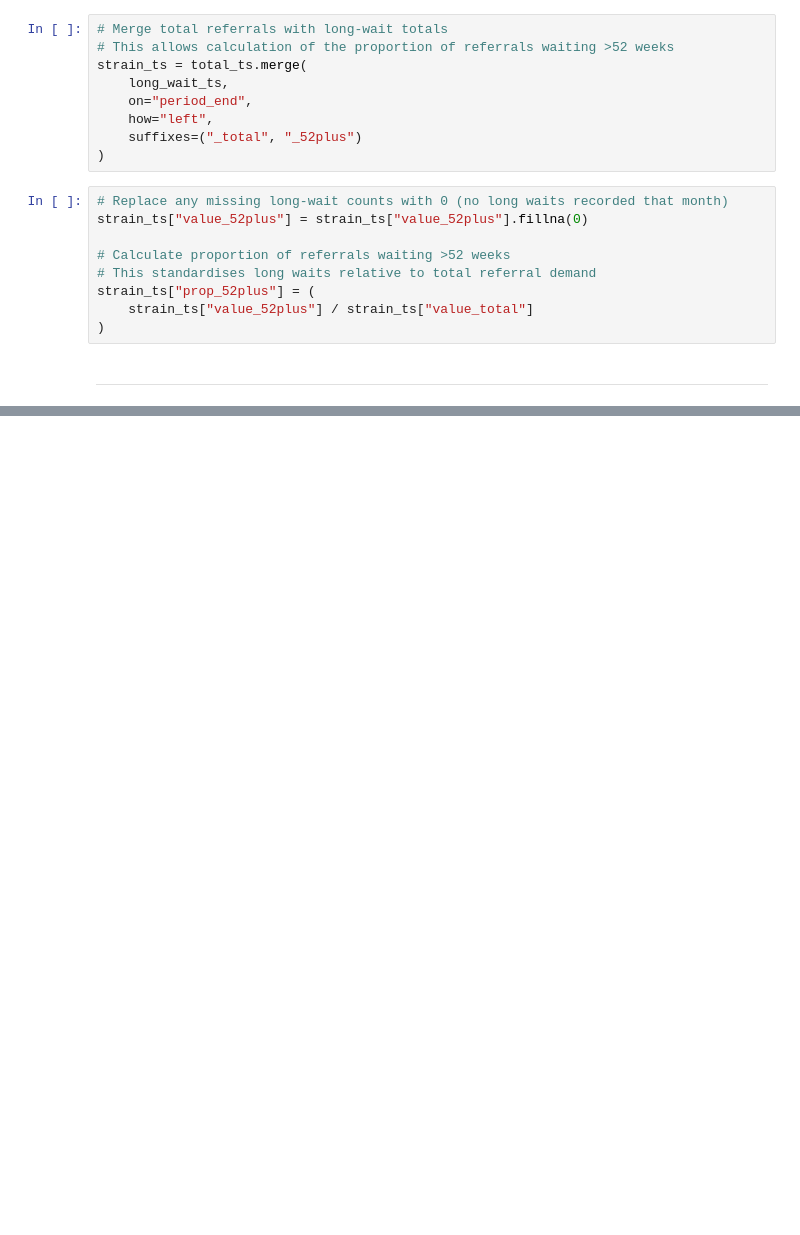
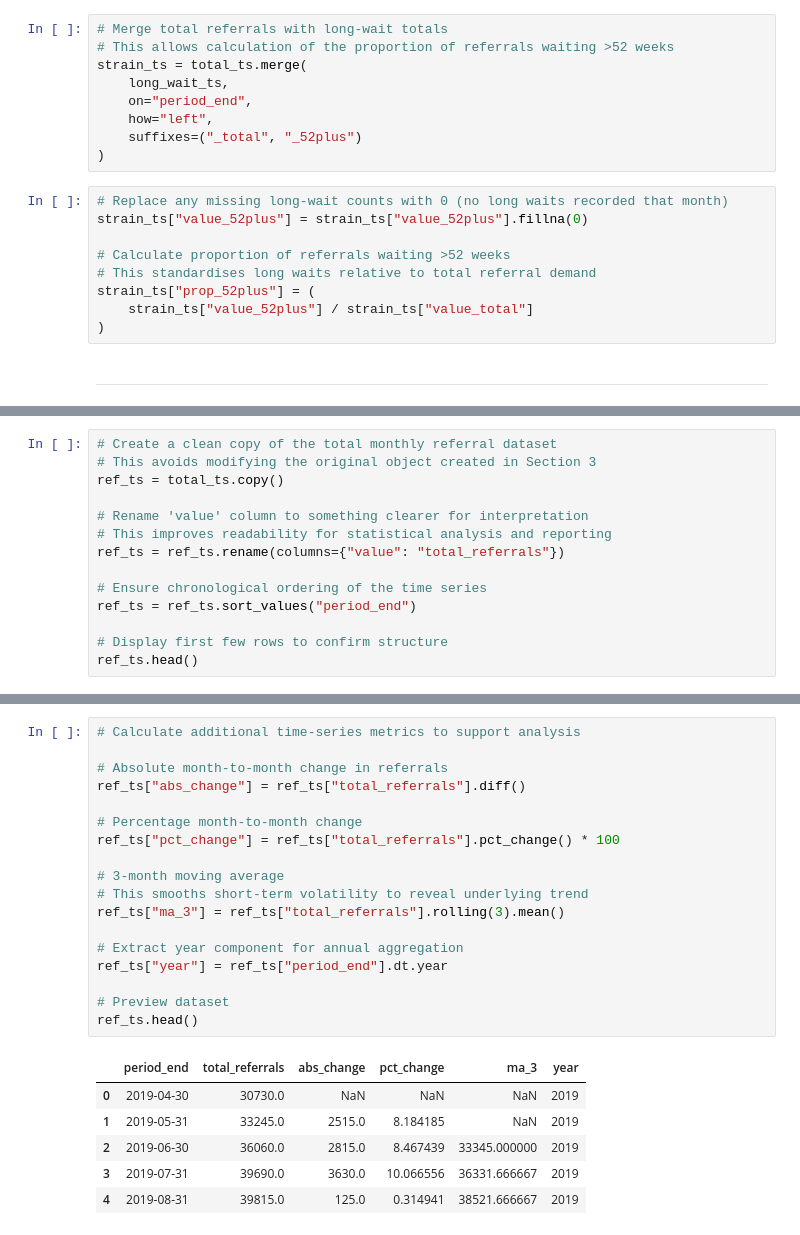
Before and after one commit to szm2701/adhd-demand-forecast-england, a Jupyter notebook: jupyter_notebooks/adhd_demand_analysis_and_forecasting.ipynb, the cells around one changed output, grey strips where cells are left out. Drawn from its saved outputs; the diff is of its cells as text; blank space fills up the shorter version.

```diff
--- a/jupyter_notebooks/adhd_demand_analysis_and_forecasting.ipynb
+++ b/jupyter_notebooks/adhd_demand_analysis_and_forecasting.ipynb
@@ -348,0 +375,14 @@ strain_ts["prop_52plus"] = (
+# %%
+# Create a clean copy of the total monthly referral dataset
+# This avoids modifying the original object created in Section 3
+ref_ts = total_ts.copy()
+
+# Rename 'value' column to something clearer for interpretation
+# This improves readability for statistical analysis and reporting
+ref_ts = ref_ts.rename(columns={"value": "total_referrals"})
+
+# Ensure chronological ordering of the time series
+ref_ts = ref_ts.sort_values("period_end")
+
+# Display first few rows to confirm structure
+ref_ts.head()
@@ -348,0 +396,25 @@ strain_ts["prop_52plus"] = (
+# %%
+# Calculate additional time-series metrics to support analysis
+
+# Absolute month-to-month change in referrals
+ref_ts["abs_change"] = ref_ts["total_referrals"].diff()
+
+# Percentage month-to-month change
+ref_ts["pct_change"] = ref_ts["total_referrals"].pct_change() * 100
+
+# 3-month moving average
+# This smooths short-term volatility to reveal underlying trend
+ref_ts["ma_3"] = ref_ts["total_referrals"].rolling(3).mean()
+
+# Extract year component for annual aggregation
+ref_ts["year"] = ref_ts["period_end"].dt.year
+
+# Preview dataset
+ref_ts.head()
+# %% [output]
+|  | period_end | total_referrals | abs_change | pct_change | ma_3 | year |
+| 0 | 2019-04-30 | 30730.0 | NaN | NaN | NaN | 2019 |
+| 1 | 2019-05-31 | 33245.0 | 2515.0 | 8.184185 | NaN | 2019 |
+| 2 | 2019-06-30 | 36060.0 | 2815.0 | 8.467439 | 33345.000000 | 2019 |
+| 3 | 2019-07-31 | 39690.0 | 3630.0 | 10.066556 | 36331.666667 | 2019 |
+| 4 | 2019-08-31 | 39815.0 | 125.0 | 0.314941 | 38521.666667 | 2019 |
```
Also changed, not shown: parts of 22 cells of this notebook.
